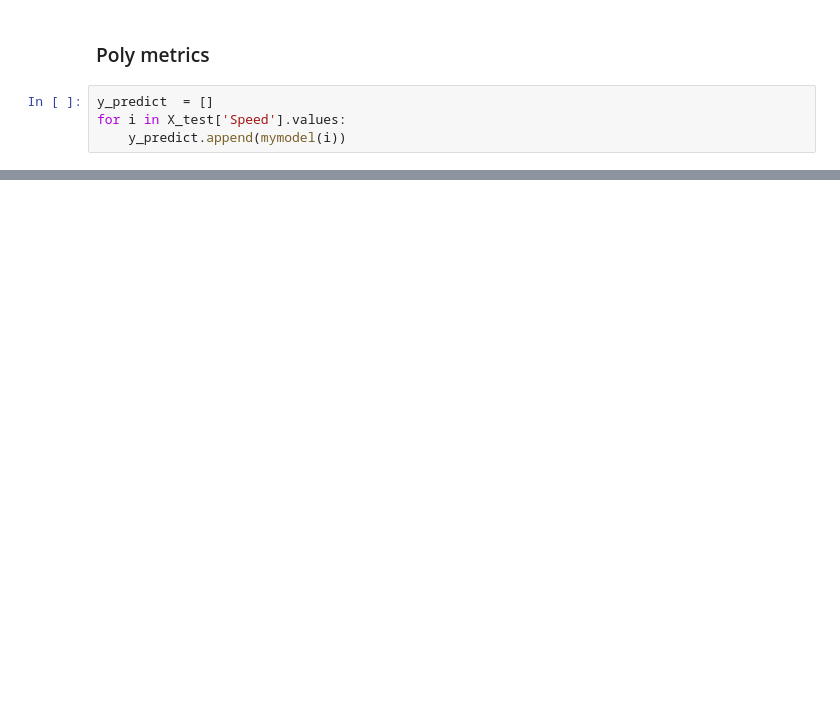
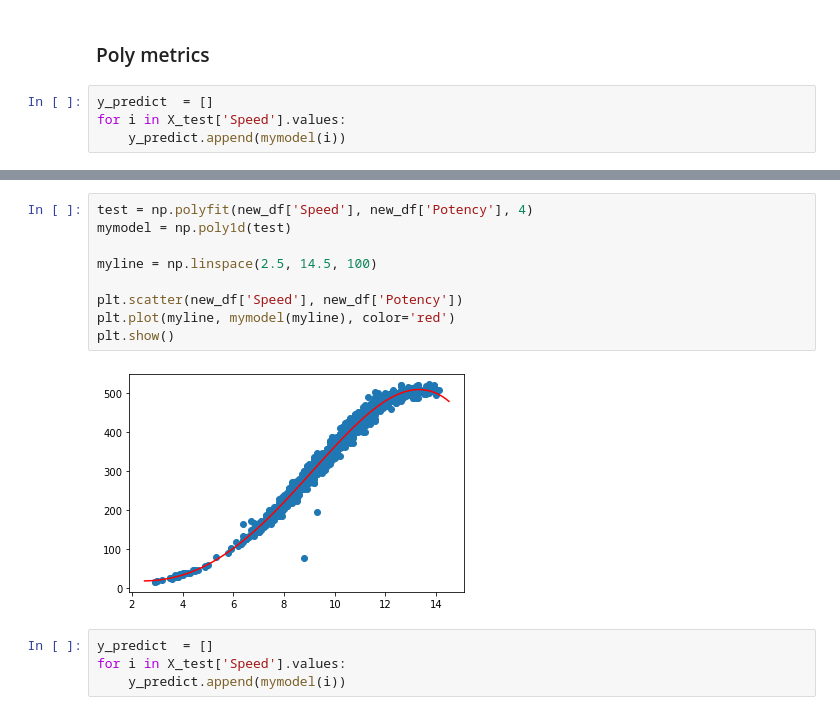
Before and after one commit to GeovaneBarros/Mentoria_Lead, a Jupyter notebook: exercicios4.ipynb, the cells around one changed output, grey strips where cells are left out. Saved outputs shown, nothing was run; the diff lists cells and outputs as text; blank space fills up the shorter version.

```diff
--- a/exercicios4.ipynb
+++ b/exercicios4.ipynb
@@ -88,0 +90,15 @@ np.sqrt(mean_squared_error(y_test, predict))
+# %%
+test = np.polyfit(new_df['Speed'], new_df['Potency'], 4)
+mymodel = np.poly1d(test)
+
+myline = np.linspace(2.5, 14.5, 100)
+
+plt.scatter(new_df['Speed'], new_df['Potency'])
+plt.plot(myline, mymodel(myline), color='red')
+plt.show()
+# %% [output]
+[figure, added]
+# %%
+y_predict  = []
+for i in X_test['Speed'].values:
+    y_predict.append(mymodel(i))
```
Also changed, not shown: parts of 31 cells of this notebook, 1 other file.
